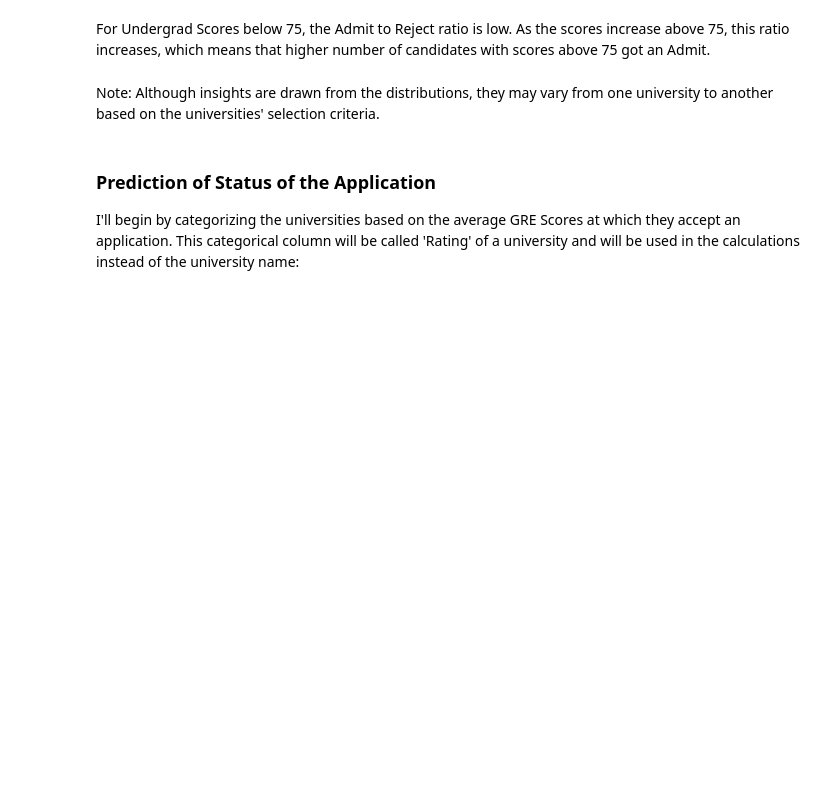
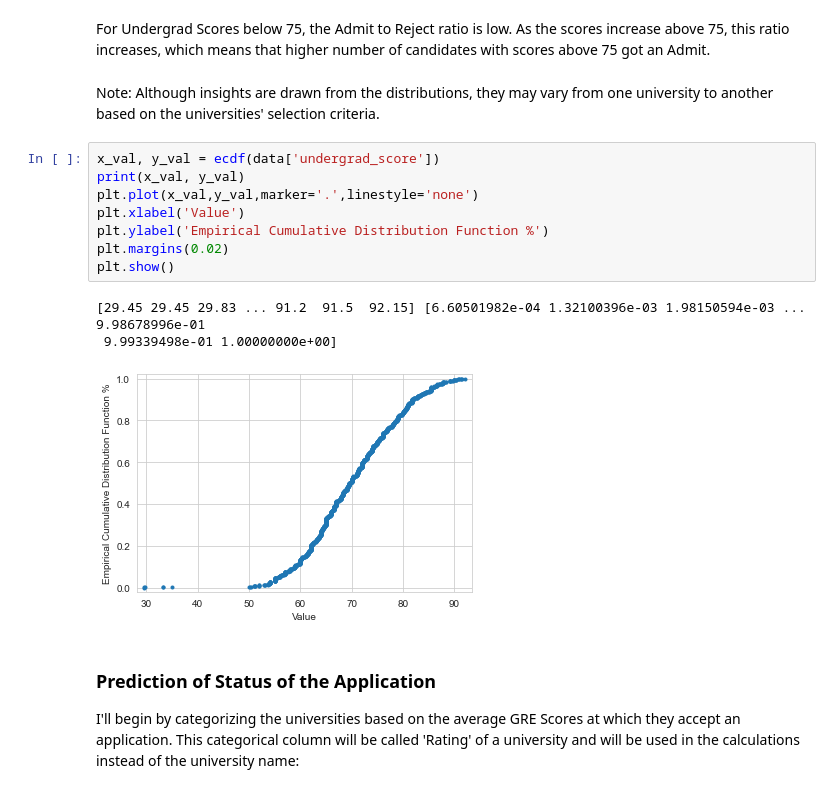
Before and after one commit to nayankaushal/MS-MIS-Grad-School-Admit-Predictor, a Jupyter notebook: MS-MIS Graduate School Admit Predictor.ipynb, the cells around one changed output. Cells and saved outputs as stored; diff of their text form; blank space fills up the shorter version.

```diff
--- a/MS-MIS Graduate School Admit Predictor.ipynb
+++ b/MS-MIS Graduate School Admit Predictor.ipynb
@@ -432,6 +474,18 @@ Text(0.5, 1.0, 'Undergrad Scores Distribution')
 For Undergrad Scores below 75, the Admit to Reject ratio is low. As the scores increase above 75, this ratio increases, which means that higher number of candidates with scores above 75 got an Admit.
 # %% [markdown]
 Note: Although insights are drawn from the distributions, they may vary from one university to another based on the universities' selection criteria.
+# %%
+x_val, y_val = ecdf(data['undergrad_score'])
+print(x_val, y_val)
+plt.plot(x_val,y_val,marker='.',linestyle='none')
+plt.xlabel('Value')
+plt.ylabel('Empirical Cumulative Distribution Function %')
+plt.margins(0.02)
+plt.show()
+# %% [output]
+[29.45 29.45 29.83 ... 91.2  91.5  92.15] [6.60501982e-04 1.32100396e-03 1.98150594e-03 ... 9.98678996e-01
+ 9.99339498e-01 1.00000000e+00]
+[figure, added]
 # %% [markdown]
 <h3>Prediction of Status of the Application</h3>
 
```
Also changed, not shown: parts of 15 cells of this notebook.
